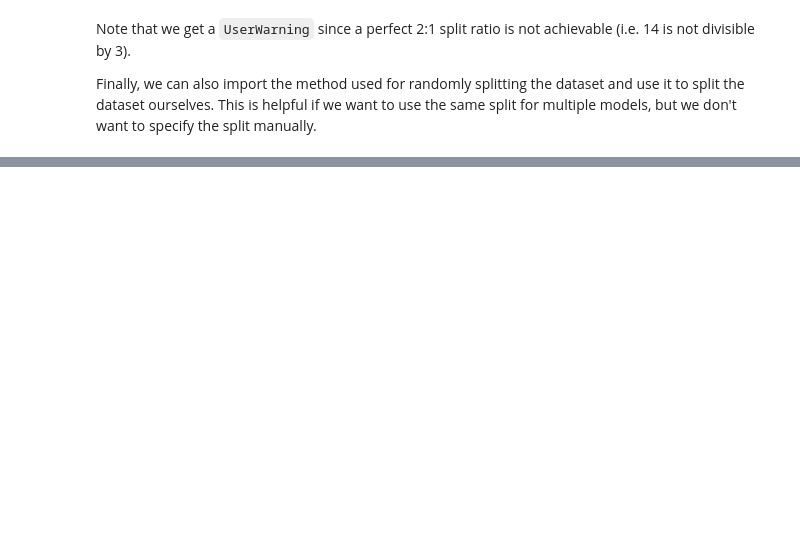
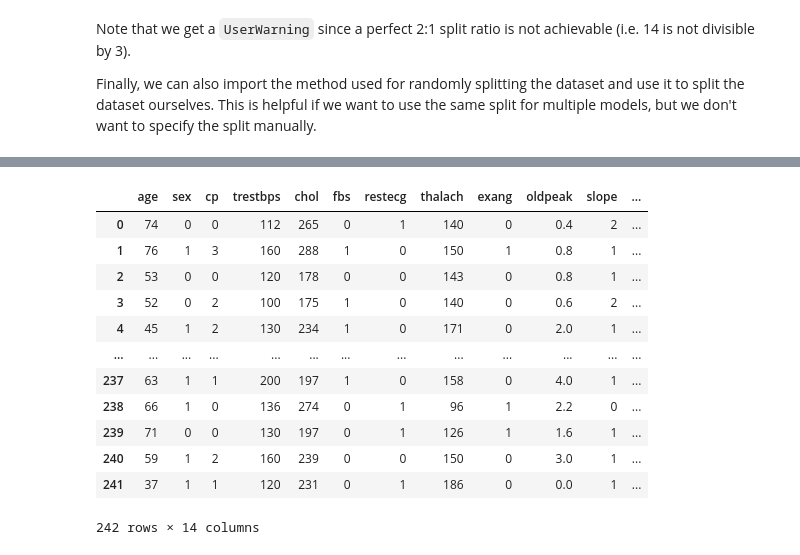
Before and after one commit to notna07/disjoint-synthetic-data-generation, a Jupyter notebook: 00_tutorial.ipynb, the cells around one changed output, grey strips where cells are left out. Drawn from its saved outputs; the diff is of its cells as text; code cells hidden in the pictures; blank space fills up the shorter version.

```diff
--- a/00_tutorial.ipynb
+++ b/00_tutorial.ipynb
@@ -114,0 +123,20 @@ ValueError: The classifier model must have a predict_proba method
+# %%
+JS = UsingJoiningValidator()
+dgms2 = DisjointGenerativeModels(df_train, gms, joining_strategy=JS)
+
+df_syn2 = dgms2.fit_generate()
+df_syn2
+# %% [output]
+|  | age | sex | cp | trestbps | chol | fbs | restecg | thalach | exang | oldpeak | slope | ... |
+| 0 | 74 | 0 | 0 | 112 | 265 | 0 | 1 | 140 | 0 | 0.4 | 2 | ... |
+| 1 | 76 | 1 | 3 | 160 | 288 | 1 | 0 | 150 | 1 | 0.8 | 1 | ... |
+| 2 | 53 | 0 | 0 | 120 | 178 | 0 | 0 | 143 | 0 | 0.8 | 1 | ... |
+| 3 | 52 | 0 | 2 | 100 | 175 | 1 | 0 | 140 | 0 | 0.6 | 2 | ... |
+| 4 | 45 | 1 | 2 | 130 | 234 | 1 | 0 | 171 | 0 | 2.0 | 1 | ... |
+| ... | ... | ... | ... | ... | ... | ... | ... | ... | ... | ... | ... | ... |
+| 237 | 63 | 1 | 1 | 200 | 197 | 1 | 0 | 158 | 0 | 4.0 | 1 | ... |
+| 238 | 66 | 1 | 0 | 136 | 274 | 0 | 1 | 96 | 1 | 2.2 | 0 | ... |
+| 239 | 71 | 0 | 0 | 130 | 197 | 0 | 1 | 126 | 1 | 1.6 | 1 | ... |
+| 240 | 59 | 1 | 2 | 160 | 239 | 0 | 0 | 150 | 0 | 3.0 | 1 | ... |
+| 241 | 37 | 1 | 1 | 120 | 231 | 0 | 1 | 186 | 0 | 0.0 | 1 | ... |
+242 rows × 14 columns
```
Also changed, not shown: parts of 7 cells of this notebook, 2 other files.
